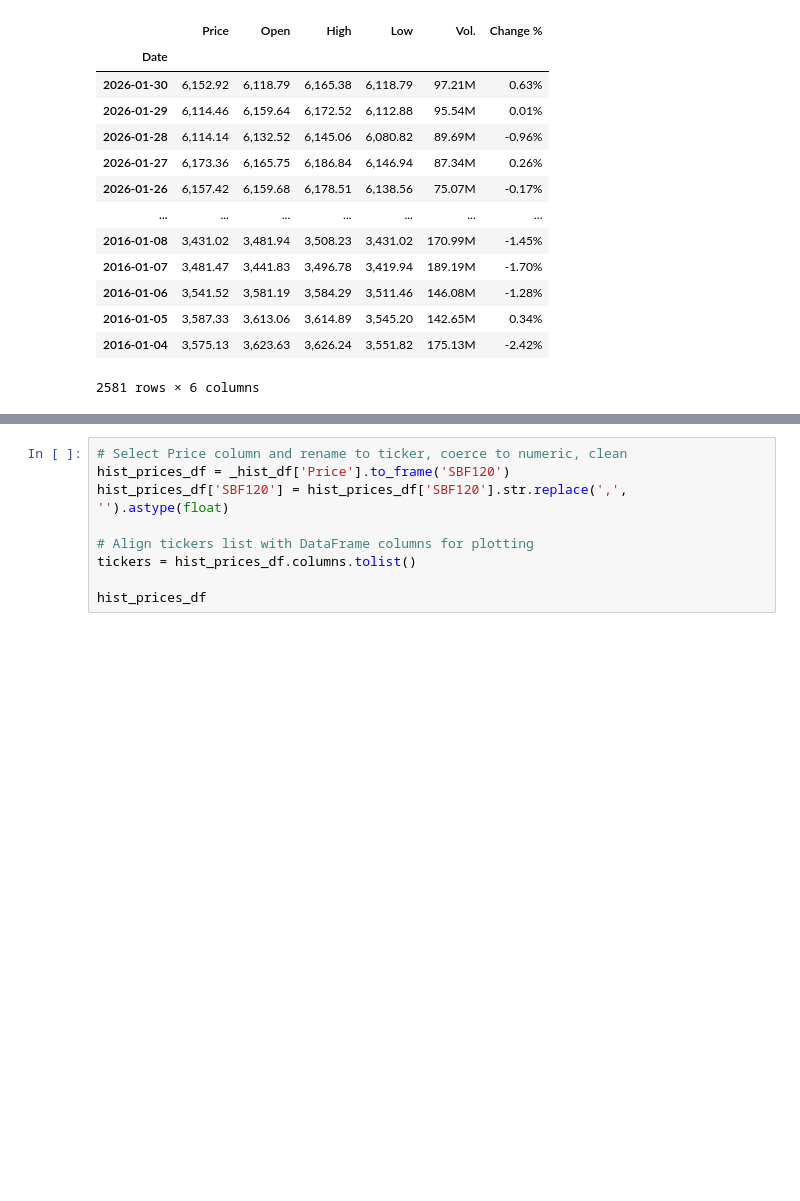
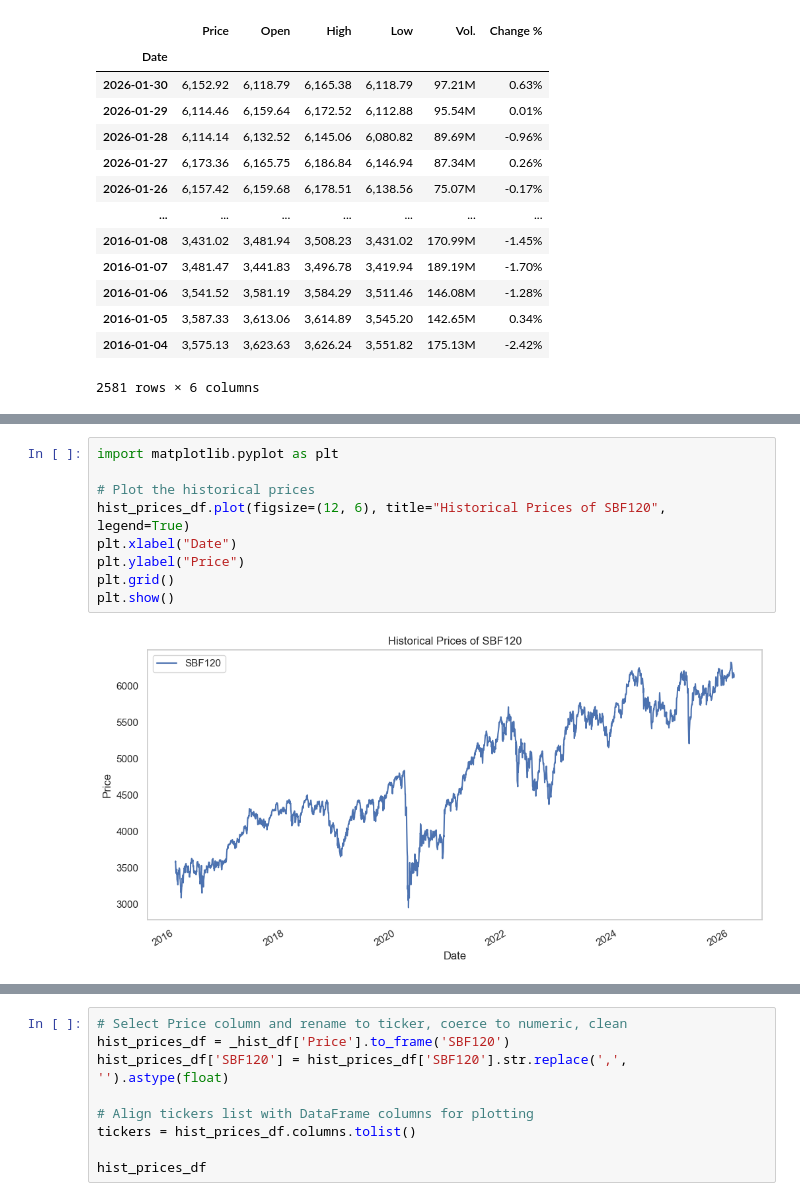
Before and after one commit to yev-dev/quant-finance, a Jupyter notebook: qf/clustering/ead.ipynb, the cells around one changed output, grey strips where cells are left out. Cells and saved outputs as stored; diff of their text form; blank space fills up the shorter version.

```diff
--- a/qf/clustering/ead.ipynb
+++ b/qf/clustering/ead.ipynb
@@ -146,3 +135,14 @@ hist_prices_df
+# %%
+import matplotlib.pyplot as plt
+
+# Plot the historical prices
+hist_prices_df.plot(figsize=(12, 6), title="Historical Prices of SBF120", legend=True)
+plt.xlabel("Date")
+plt.ylabel("Price")
+plt.grid()
+plt.show()
+# %% [output]
+[figure, added]
 # %%
 plot_time_series(hist_prices_df, ['SBF120'], start_date=start_date, end_date=end_date, normalize=False, log_scale=False)
 # %% [output]
```
Also changed, not shown: parts of 8 cells of this notebook, 2 other files.
